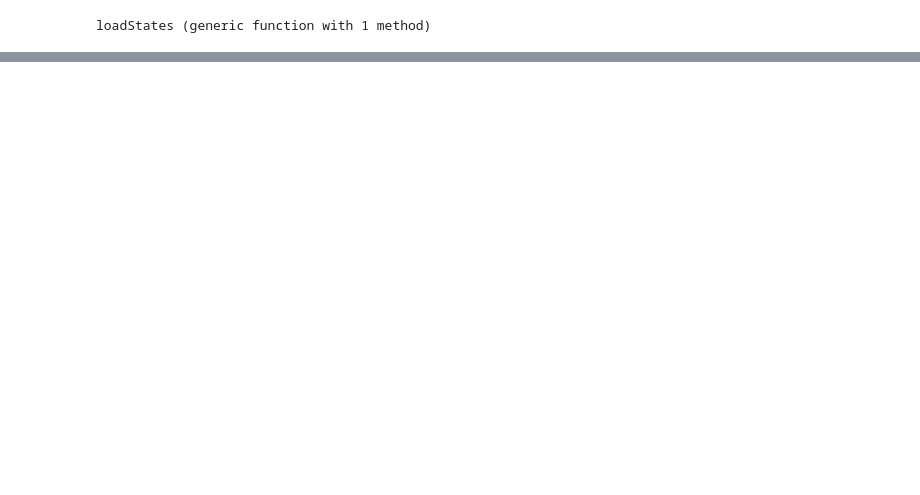
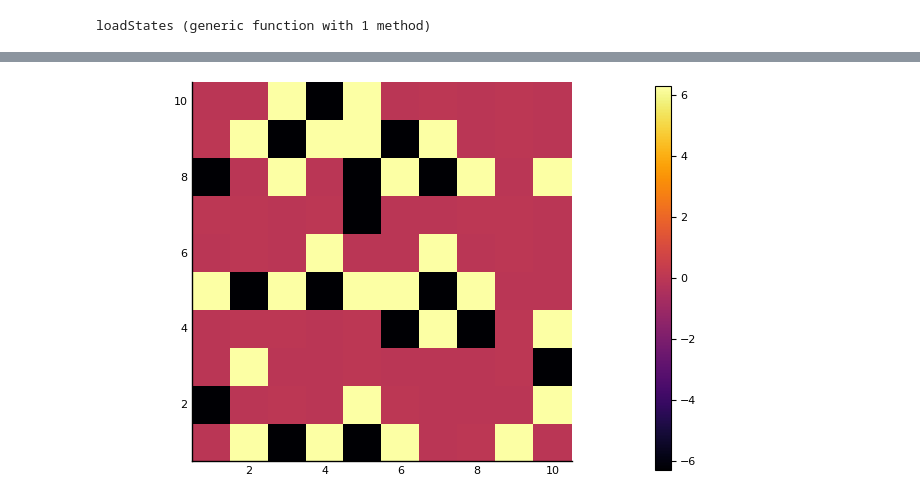
Before and after one commit to 9cco/finite-temp-vortex-lattice, a Jupyter notebook: Notebooks/Note 24 - Saving and loading array of states.ipynb, the cells around one changed output, grey strips where cells are left out. Saved outputs shown, nothing was run; the diff lists cells and outputs as text; code cells hidden in the pictures; blank space fills up the shorter version.

```diff
--- a/Notebooks/Note 24 - Saving and loading array of states.ipynb
+++ b/Notebooks/Note 24 - Saving and loading array of states.ipynb
@@ -275,0 +1308,5 @@ State
+# %%
+v1, v2 = vortexSnapshot(ψ_ref)
+heatmap(1:10, 1:10, v1[:,:,1], aspect_ratio=1)
+# %% [output]
+[figure, added]
```
Also changed, not shown: parts of 80 cells of this notebook, 11 other files.
